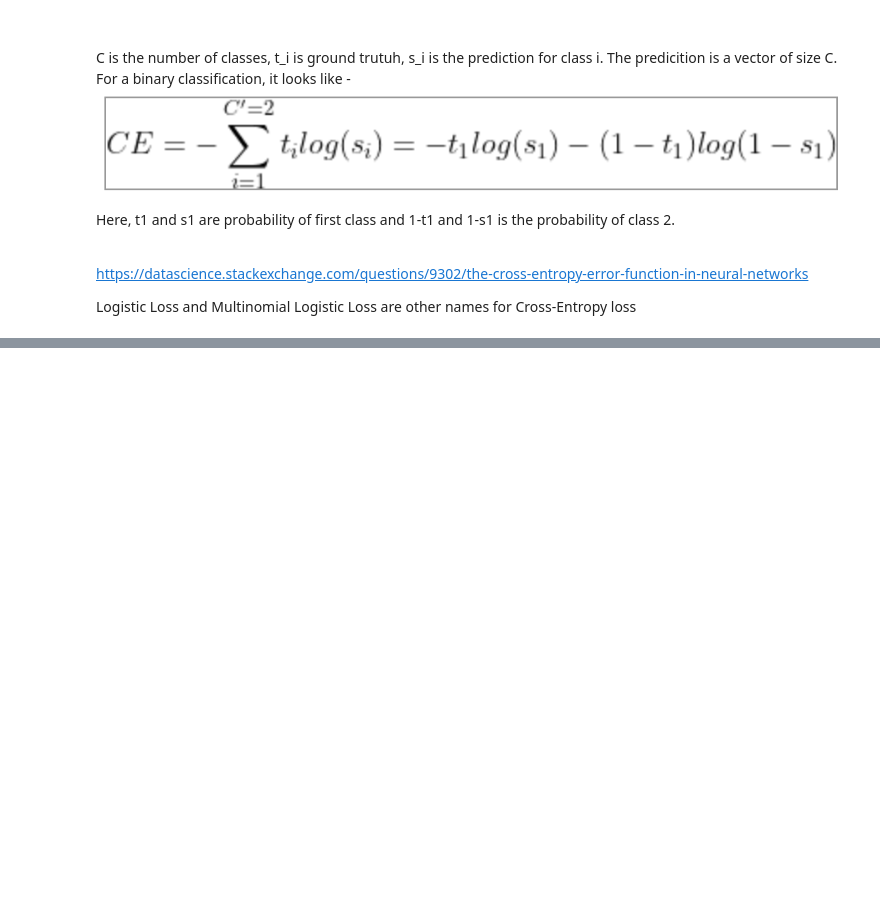
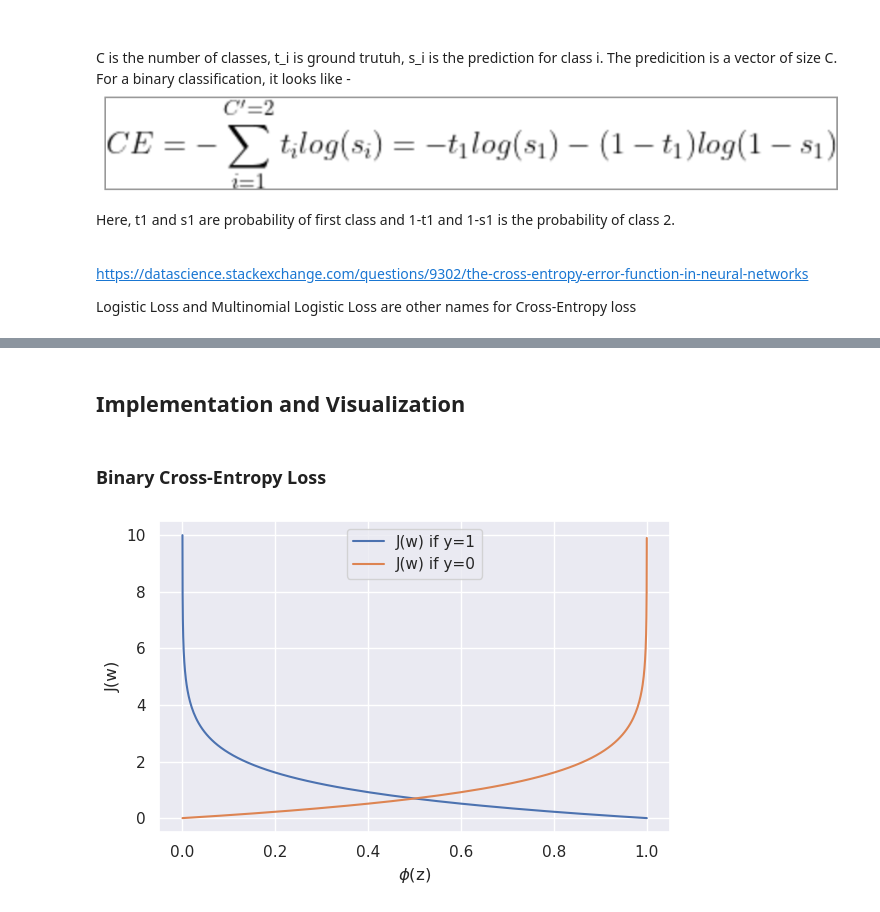
Before and after one commit to abhishekanand1710/min-loss, a Jupyter notebook: loss-functions.ipynb, the cells around one changed output, grey strips where cells are left out. Drawn from its saved outputs; the diff is of its cells as text; code cells hidden in the pictures; blank space fills up the shorter version.

Commit message:
Kaggle Notebook | Loss functions | Version 2

```diff
--- a/loss-functions.ipynb
+++ b/loss-functions.ipynb
@@ -4,6 +4,9 @@
 # %%
 import numpy as np
 import pandas as pd
+import matplotlib.pyplot as plt
+import seaborn as sns
+sns.set()
 # %% [markdown]
 ## Cross-Entropy Loss
 # %% [markdown]
@@ -36,0 +76,33 @@ Softmax activation function followed by Cross-Entropy loss used for multi-class
+# %% [markdown]
+## Implementation and Visualization
+# %% [markdown]
+### Binary Cross-Entropy Loss
+# %%
+def sigmoid(z):
+    return 1.0 / (1.0 + np.exp(-z))
+
+def binary_cross_entropy_loss(yHat, y):
+    if y == 1:
+        return -np.log(yHat)
+    else:
+        return -np.log(1 - yHat)
+# %%
+# # Calculate sample values for Z #
+z = np.arange(-10, 10, 0.1)
+# # Calculate the hypothesis value / probability value #
+h_z = sigmoid(z)
+# # Value of cost function when y = 1 # -log(h(x)) #
+cost_1 = binary_cross_entropy_loss(h_z, 1)
+# # Value of cost function when y = 0 # -log(1 - h(x)) #
+cost_0 = binary_cross_entropy_loss(h_z, 0)
+# # Plot the cross entropy loss #
+fig, ax = plt.subplots(figsize=(6,4))
+plt.plot(h_z, cost_1, label='J(w) if y=1')
+plt.plot(h_z, cost_0, label='J(w) if y=0')
+plt.xlabel('$\phi$(z)')
+plt.ylabel('J(w)')
+plt.legend(loc='best')
+plt.tight_layout()
+plt.show()
+# %% [output]
+[figure, added]
```
Also changed, not shown: parts of 4 cells of this notebook.
